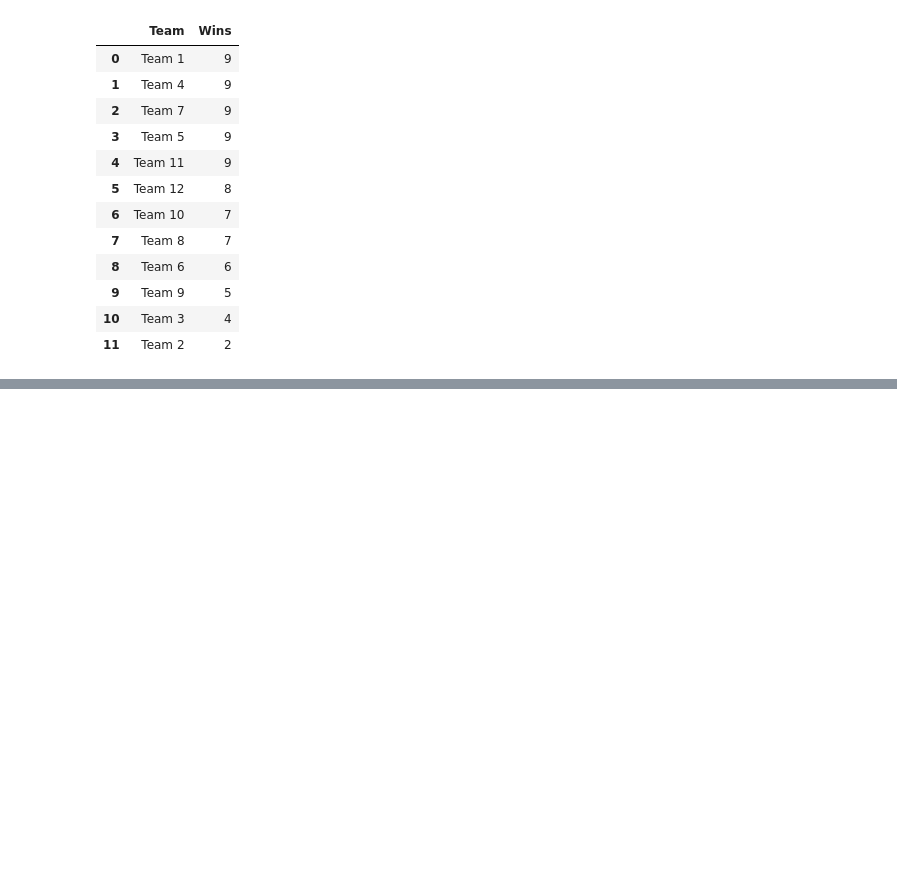
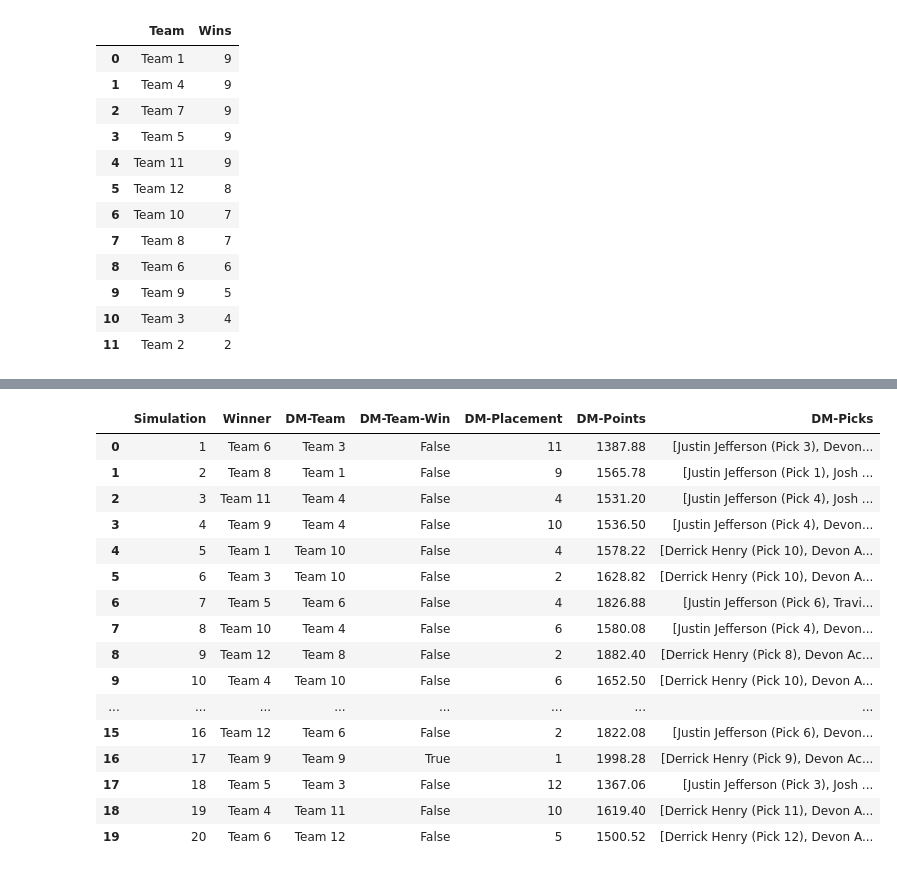
Before and after one commit to alexk2206/Data_Driven_Fantasy_Football, a Jupyter notebook: MIP_draft.ipynb, the cells around one changed output, grey strips where cells are left out. Cells and saved outputs as stored; diff of their text form; code cells hidden in the pictures; blank space fills up the shorter version.

```diff
--- a/MIP_draft.ipynb
+++ b/MIP_draft.ipynb
@@ -147,7 +146,7 @@ season_projections = (
 # %% [markdown]
 # Block 2 - Funktionen definieren
 # %%
-def opponent_pick(roster, available, Rk, lineup_req, topk_pct=topk_pct):
+def opponent_pick(pos, roster, available, Rk, lineup_req, topk_pct):
     remaining_players = sorted(available, key=lambda p: Rk[p])
     topk = max(1, int(len(remaining_players) * topk_pct))
     deficits = {
@@ -403,6 +398,9 @@ Punkte: 1768.88
 | 10 | Team 3 | 4 |
 | 11 | Team 2 | 2 |
 # %%
+# !pip install mip
+from mip import Model, xsum, BINARY, CONTINUOUS, maximize
+
 def simulate_league_with_mip(seed, season_projections, real_projections, real_data, num_teams, num_rounds, num_weeks):
     # Random-Seed setzen
     random.seed(seed)
@@ -511,10 +509,12 @@ def simulate_league_with_mip(seed, season_projections, real_projections, real_da
             m.optimize()
             chosen = [i for i in remaining_players if y[i].x is not None and y[i].x >= 0.99 and i not in rosters[team]]
             pick = min(chosen, key=lambda i: Rk[i])
+
         else:
             current_round = (pick_idx - 1) // num_teams + 1
             dynamic_topk_pct = min(current_round * 2 * topk_pct, 1.0)
             pick = opponent_pick(
+                pos=pos,
                 roster=rosters[team],
                 available=available,
                 Rk=Rk,
@@ -579,9 +579,9 @@ def simulate_league_with_mip(seed, season_projections, real_projections, real_da
         "Playoff_Results": df_results
     }
 # %%
-run = 8
-num_batches = 10
-num_simulations = 50
+run = 1
+num_batches = 1
+num_simulations = 20
 year = 2024
 all_simulation_results = []
 
@@ -608,11 +608,16 @@ for batch_number in range(1, num_batches + 1):
         elapsed = round(time.time() - start_time, 2)
 
         simulation_results.append({
-            'Simulation': i + 1,
+            'Simulation': seed,
             'Winner': sim_result['Winner'],
             'DM-Team': sim_result['DM-Team'],
+            'DM-Team-Win': True if sim_result['Winner'] == sim_result['DM-Team'] else False,
             'DM-Placement': sim_result['DM-Placement'],
-            'DM-Points': sim_result['DM-Points']
+            'DM-Points': sim_result['DM-Points'],
+            'DM-Picks': [
+              f"{row.Player} (Pick {row.Pick})"
+              for row in sim_result['DM-Roster'].itertuples()
+            ]
         })
 
         champions.append(sim_result['Winner'])
@@ -631,0 +655,20 @@ print(f"\nGesamtergebnis gespeichert unter: {output_filename_all}")
+# %%
+df_all
+# %% [output]
+|  | Simulation | Winner | DM-Team | DM-Team-Win | DM-Placement | DM-Points | DM-Picks |
+| 0 | 1 | Team 6 | Team 3 | False | 11 | 1387.88 | [Justin Jefferson (Pick 3), Devon... |
+| 1 | 2 | Team 8 | Team 1 | False | 9 | 1565.78 | [Justin Jefferson (Pick 1), Josh ... |
+| 2 | 3 | Team 11 | Team 4 | False | 4 | 1531.20 | [Justin Jefferson (Pick 4), Josh ... |
+| 3 | 4 | Team 9 | Team 4 | False | 10 | 1536.50 | [Justin Jefferson (Pick 4), Devon... |
+| 4 | 5 | Team 1 | Team 10 | False | 4 | 1578.22 | [Derrick Henry (Pick 10), Devon A... |
+| 5 | 6 | Team 3 | Team 10 | False | 2 | 1628.82 | [Derrick Henry (Pick 10), Devon A... |
+| 6 | 7 | Team 5 | Team 6 | False | 4 | 1826.88 | [Justin Jefferson (Pick 6), Travi... |
+| 7 | 8 | Team 10 | Team 4 | False | 6 | 1580.08 | [Justin Jefferson (Pick 4), Devon... |
+| 8 | 9 | Team 12 | Team 8 | False | 2 | 1882.40 | [Derrick Henry (Pick 8), Devon Ac... |
+| 9 | 10 | Team 4 | Team 10 | False | 6 | 1652.50 | [Derrick Henry (Pick 10), Devon A... |
+| ... | ... | ... | ... | ... | ... | ... | ... |
+| 15 | 16 | Team 12 | Team 6 | False | 2 | 1822.08 | [Justin Jefferson (Pick 6), Devon... |
+| 16 | 17 | Team 9 | Team 9 | True | 1 | 1998.28 | [Derrick Henry (Pick 9), Devon Ac... |
+| 17 | 18 | Team 5 | Team 3 | False | 12 | 1367.06 | [Justin Jefferson (Pick 3), Josh ... |
+| 18 | 19 | Team 4 | Team 11 | False | 10 | 1619.40 | [Derrick Henry (Pick 11), Devon A... |
+| 19 | 20 | Team 6 | Team 12 | False | 5 | 1500.52 | [Derrick Henry (Pick 12), Devon A... |
```
Also changed, not shown: parts of 5 cells of this notebook.
